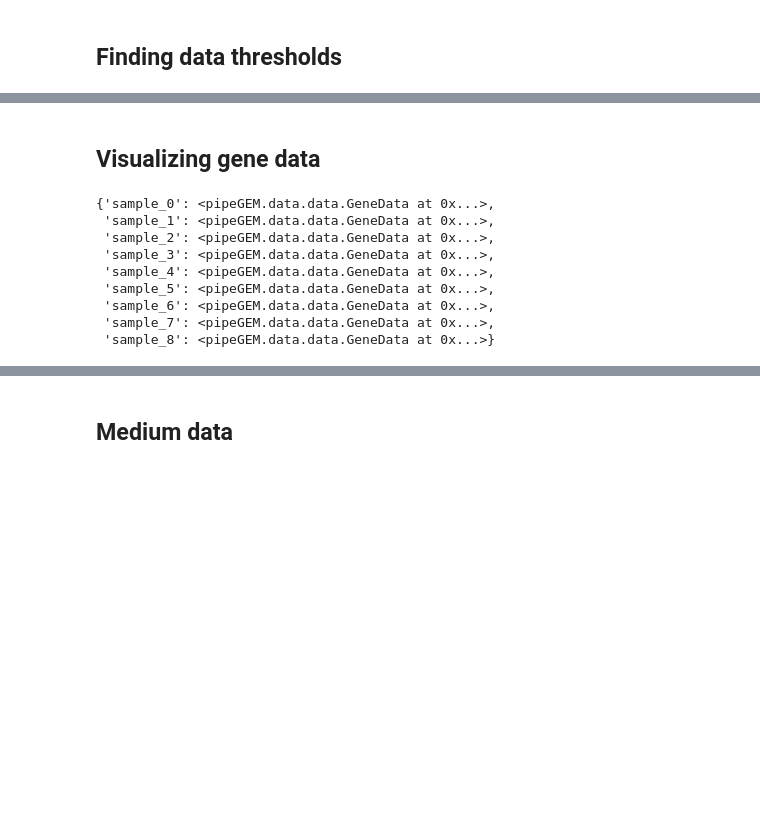
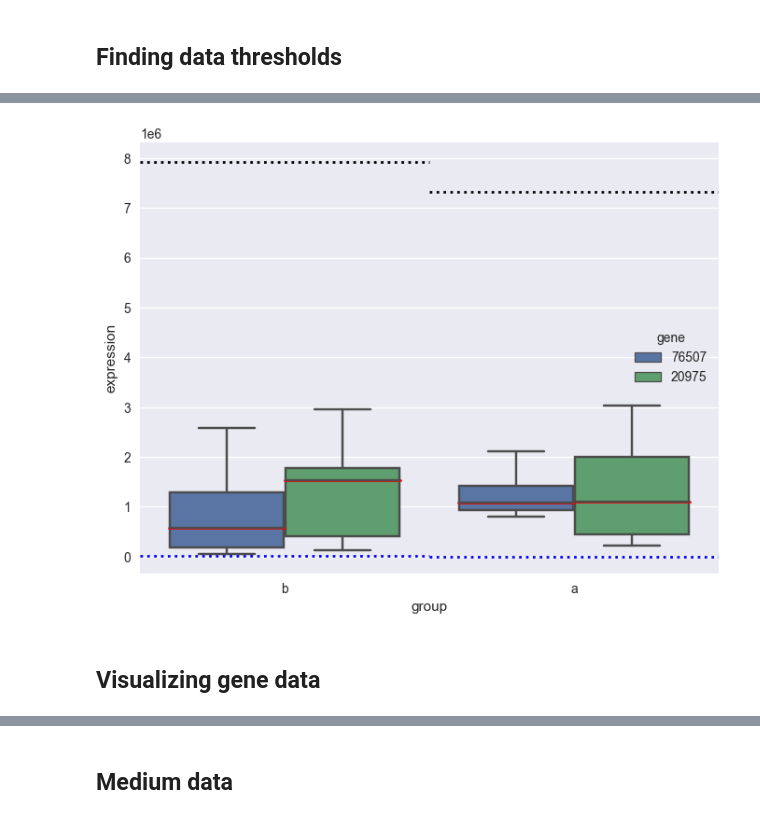
Before and after one commit to qwerty239qwe/pipeGEM, a Jupyter notebook: docs/source/tutorial/2_data.ipynb, the cells around one changed output, grey strips where cells are left out. Cells and saved outputs as stored; diff of their text form; code cells hidden in the pictures; blank space fills up the shorter version.

```diff
--- a/docs/source/tutorial/2_data.ipynb
+++ b/docs/source/tutorial/2_data.ipynb
@@ -128,2 +188,8 @@ p75_threshold.plot()
+# %%
+local_th = agg_gene_data.find_local_threshold(p=50, group_name="gp1")
+# %%
+local_th.plot(genes=["76507", "20975"])
+# %% [output]
+[figure, added]
 # %% [markdown]
 ## Visualizing gene data
@@ -135,12 +195,0 @@ gene_data_dict = {k: GeneData(data=v,
-# %%
-gene_data_dict
-# %% [output]
-{'sample_0': <pipeGEM.data.data.GeneData at 0x...>,
- 'sample_1': <pipeGEM.data.data.GeneData at 0x...>,
- 'sample_2': <pipeGEM.data.data.GeneData at 0x...>,
- 'sample_3': <pipeGEM.data.data.GeneData at 0x...>,
- 'sample_4': <pipeGEM.data.data.GeneData at 0x...>,
- 'sample_5': <pipeGEM.data.data.GeneData at 0x...>,
- 'sample_6': <pipeGEM.data.data.GeneData at 0x...>,
- 'sample_7': <pipeGEM.data.data.GeneData at 0x...>,
- 'sample_8': <pipeGEM.data.data.GeneData at 0x...>}
```
Also changed, not shown: parts of 40 cells of this notebook, 10 other files.
